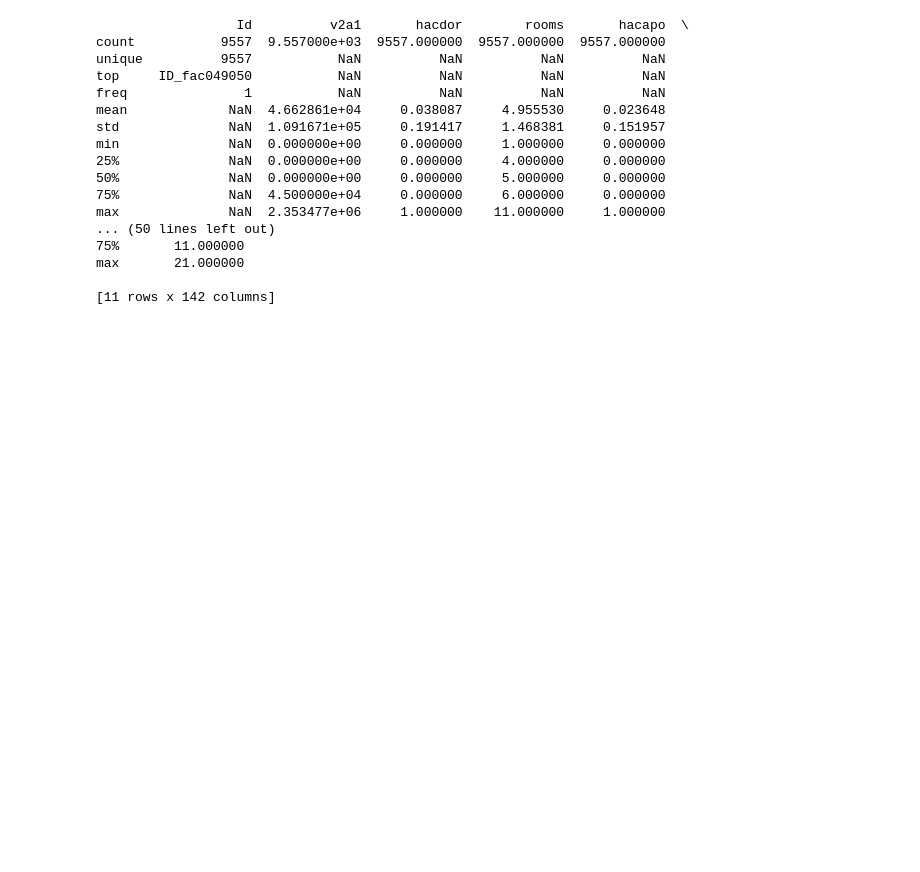
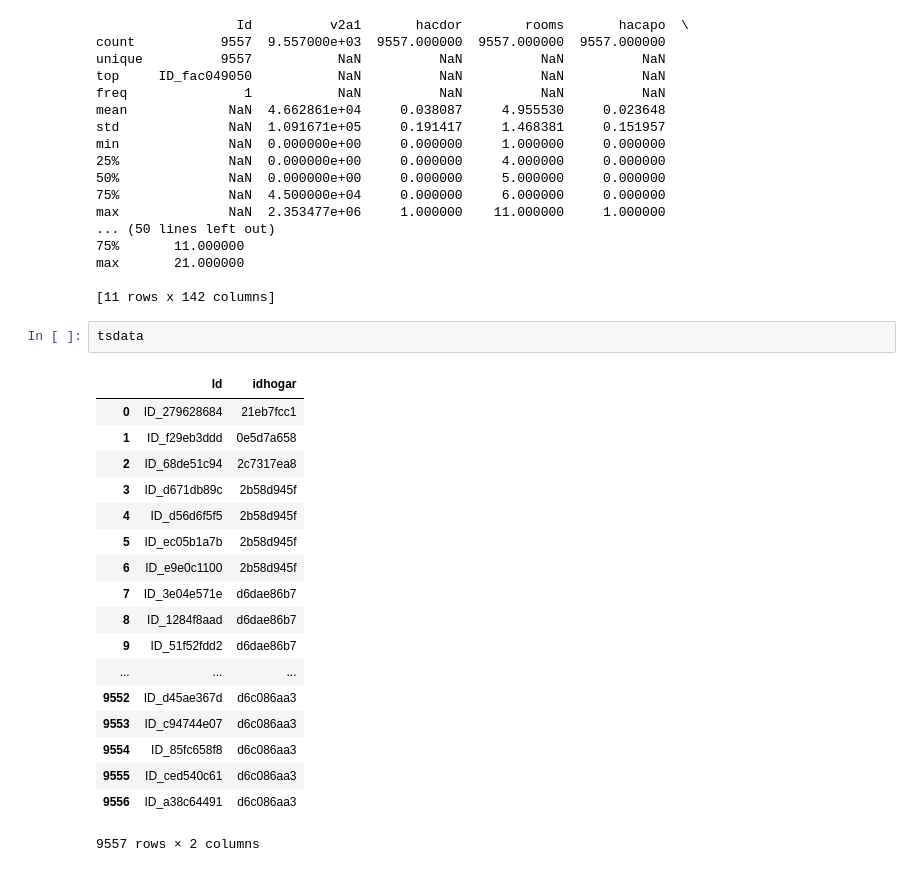
Before and after one commit to fubar2/kaggle_costa_rica, a Jupyter notebook: costa1.ipynb, the cells around one changed output. Cells and saved outputs as stored; diff of their text form; blank space fills up the shorter version.

```diff
--- a/costa1.ipynb
+++ b/costa1.ipynb
@@ -301,3 +298,24 @@ max              NaN  2.353477e+06     1.000000    11.000000     1.000000
 max       21.000000
 
 [11 rows x 142 columns]
+# %%
+tsdata
+# %% [output]
+|  | Id | idhogar |
+| 0 | ID_279628684 | 21eb7fcc1 |
+| 1 | ID_f29eb3ddd | 0e5d7a658 |
+| 2 | ID_68de51c94 | 2c7317ea8 |
+| 3 | ID_d671db89c | 2b58d945f |
+| 4 | ID_d56d6f5f5 | 2b58d945f |
+| 5 | ID_ec05b1a7b | 2b58d945f |
+| 6 | ID_e9e0c1100 | 2b58d945f |
+| 7 | ID_3e04e571e | d6dae86b7 |
+| 8 | ID_1284f8aad | d6dae86b7 |
+| 9 | ID_51f52fdd2 | d6dae86b7 |
+| ... | ... | ... |
+| 9552 | ID_d45ae367d | d6c086aa3 |
+| 9553 | ID_c94744e07 | d6c086aa3 |
+| 9554 | ID_85fc658f8 | d6c086aa3 |
+| 9555 | ID_ced540c61 | d6c086aa3 |
+| 9556 | ID_a38c64491 | d6c086aa3 |
+9557 rows × 2 columns
```
Also changed, not shown: parts of 1 cell of this notebook, 4 other files.
